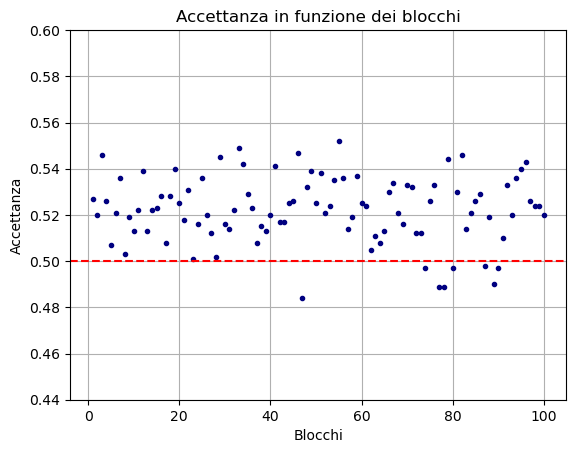
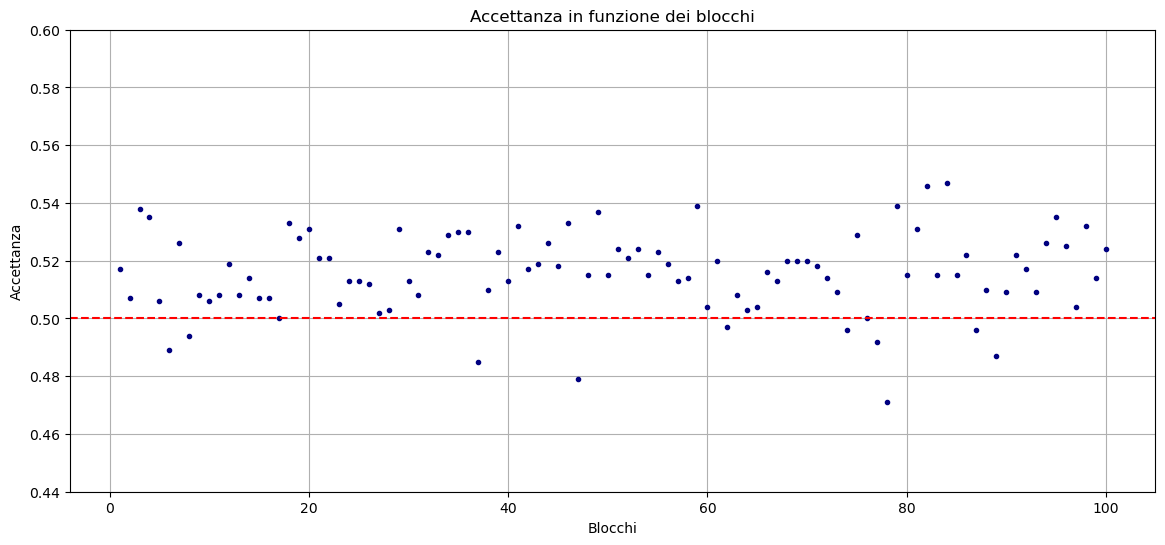
Code edit (unified diff) that turned the first committed figure into the second:
--- before
+++ after
@@ -6,5 +6,5 @@
 acc = data_acc[:, 1]
 
-
+plt.figure(figsize=(14,6))
 plt.plot(blk, acc, ".", color='navy')
 plt.xlabel("Blocchi")

Commit: Notebook and code fixed